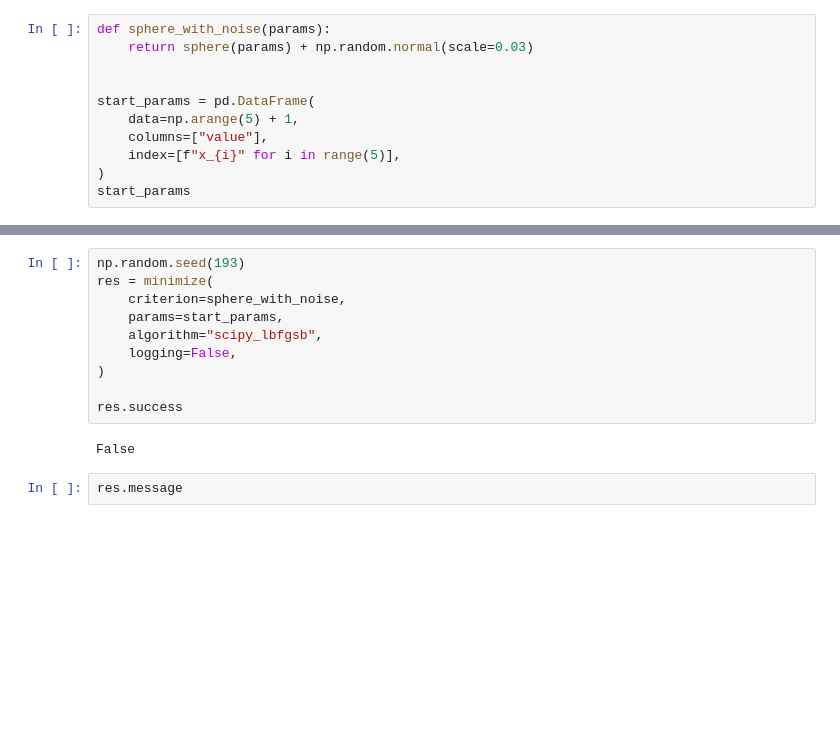
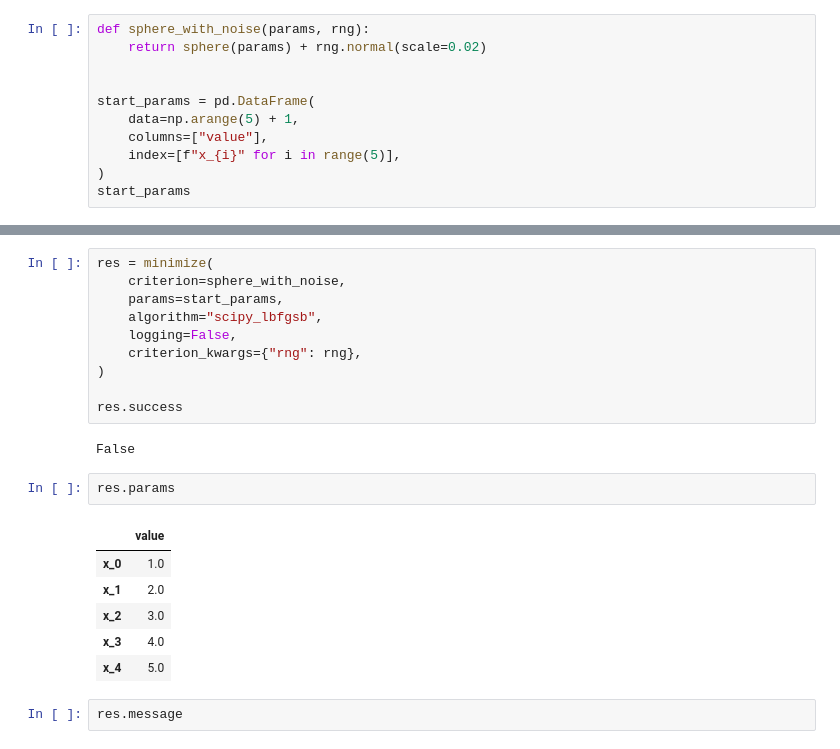
Before and after one commit to OpenSourceEconomics/tranquilo, a Jupyter notebook: docs/source/explanations/optimization/why_optimization_is_hard.ipynb, the cells around one changed output, grey strips where cells are left out. Cells and saved outputs as stored; diff of their text form; blank space fills up the shorter version.

```diff
--- a/docs/source/explanations/optimization/why_optimization_is_hard.ipynb
+++ b/docs/source/explanations/optimization/why_optimization_is_hard.ipynb
@@ -64,6 +66,6 @@ To see how derivative based methods can fail, we use simple modifications of the
 # %%
-def sphere_with_noise(params):
-    return sphere(params) + np.random.normal(scale=0.03)
+def sphere_with_noise(params, rng):
+    return sphere(params) + rng.normal(scale=0.02)
 
 
 start_params = pd.DataFrame(
@@ -91,15 +93,24 @@ sns.lineplot(
 # %%
-np.random.seed(193)
 res = minimize(
     criterion=sphere_with_noise,
     params=start_params,
     algorithm="scipy_lbfgsb",
     logging=False,
+    criterion_kwargs={"rng": rng},
 )
 
 res.success
 # %% [output]
 False
+# %%
+res.params
+# %% [output]
+|  | value |
+| x_0 | 1.0 |
+| x_1 | 2.0 |
+| x_2 | 3.0 |
+| x_3 | 4.0 |
+| x_4 | 5.0 |
 # %%
 res.message
 # %% [output]
```
Also changed, not shown: parts of 2 cells of this notebook, 41 other files.
